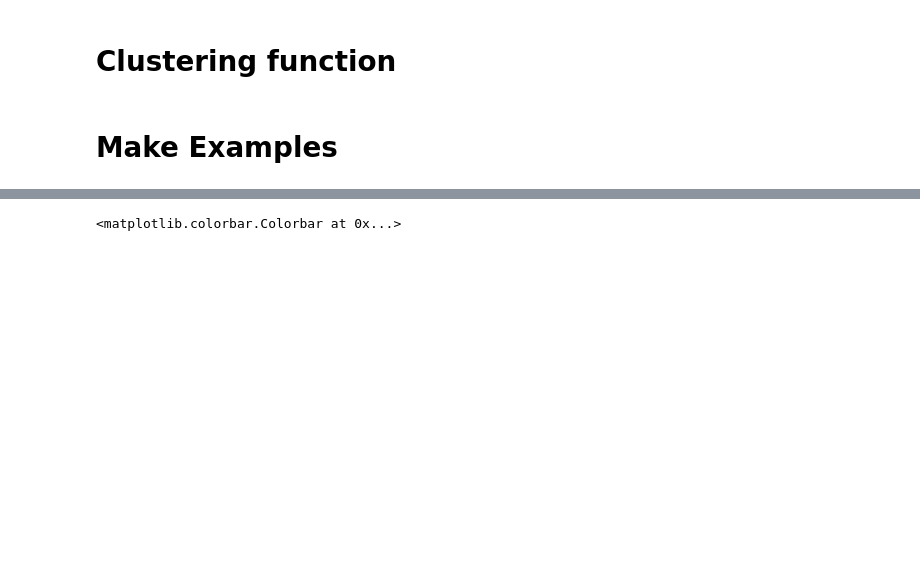
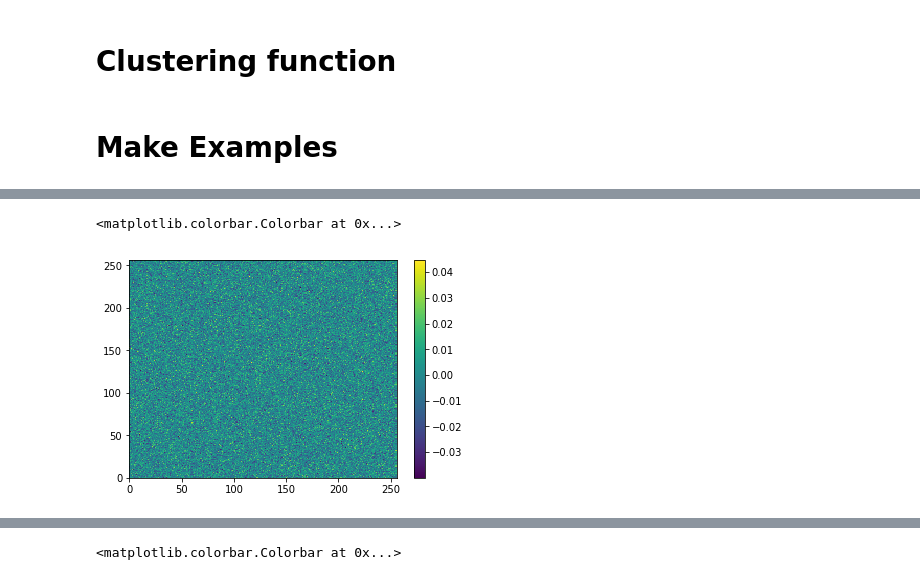
Before and after one commit to derekdesantis/climate, a Jupyter notebook: Generate_Tests.ipynb, the cells around one changed output, grey strips where cells are left out. Drawn from its saved outputs; the diff is of its cells as text; code cells hidden in the pictures; blank space fills up the shorter version.

```diff
--- a/Generate_Tests.ipynb
+++ b/Generate_Tests.ipynb
@@ -287,0 +314,8 @@ test1 = np.kron([[1, 0] * 1, [0, 1] * 1] * 1, np.ones((256, 128,128)))
+# %%
+noise = np.random.normal(0,.01,(256,256,256))
+# %%
+p = plt.pcolormesh(noise[34])
+plt.colorbar(p)
+# %% [output]
+<matplotlib.colorbar.Colorbar at 0x...>
+[figure, added]
```
Also changed, not shown: parts of 53 cells of this notebook, 6 other files.
